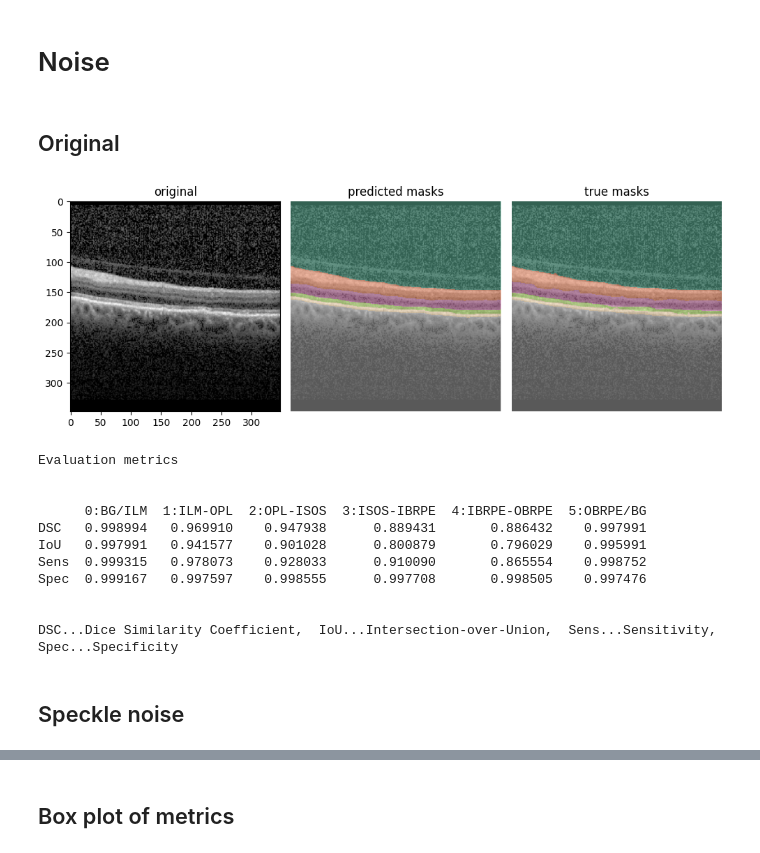
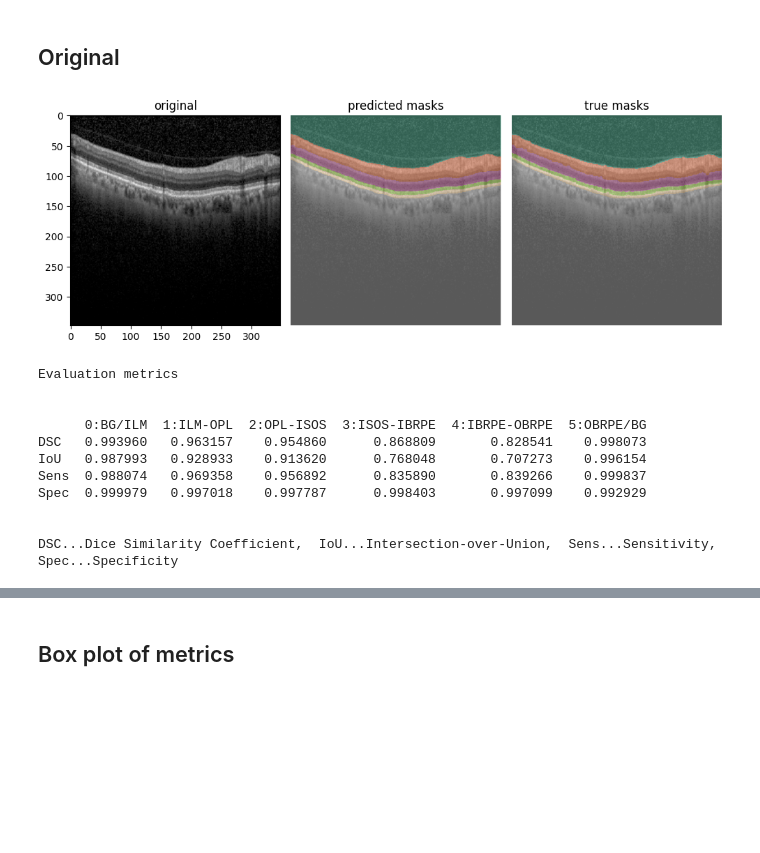
Before and after one commit to KogenNobori/Pytorch-UNet, a Jupyter notebook: visualise_analysis.ipynb, the cells around one changed output, grey strips where cells are left out. Drawn from its saved outputs; the diff is of its cells as text; code cells hidden in the pictures; blank space fills up the shorter version.

Commit message:
Training done, analysis

```diff
--- a/visualise_analysis.ipynb
+++ b/visualise_analysis.ipynb
@@ -74,24 +74,20 @@ def analysis(image_path, mask_path, true_mask_path=None, image_title='image', cb
     # print('Intersection Over Union:', iou_list)
     # print('Sensitivity:', sensitivity_list)
     # print('Specificity:', specificity_list)
-# %% [markdown]
-# Noise
 # %% [markdown]
 ## Original
 # %%
-analysis("test_images/0001.png", "eval_outputs/0001_out.png", "test_masks/0001.png", image_title="original")
+analysis("test_images/0001.png", "eval_outputs/test_outputs/0001_out.png", "test_masks/0001.png", image_title="original")
 # %% [output]
-[figure, old version]
+[figure, new version]
 Evaluation metrics
 
 
       0:BG/ILM  1:ILM-OPL  2:OPL-ISOS  3:ISOS-IBRPE  4:IBRPE-OBRPE  5:OBRPE/BG
-DSC   0.998994   0.969910    0.947938      0.889431       0.886432    0.997991
-IoU   0.997991   0.941577    0.901028      0.800879       0.796029    0.995991
-Sens  0.999315   0.978073    0.928033      0.910090       0.865554    0.998752
-Spec  0.999167   0.997597    0.998555      0.997708       0.998505    0.997476
+DSC   0.993960   0.963157    0.954860      0.868809       0.828541    0.998073
+IoU   0.987993   0.928933    0.913620      0.768048       0.707273    0.996154
+Sens  0.988074   0.969358    0.956892      0.835890       0.839266    0.999837
+Spec  0.999979   0.997018    0.997787      0.998403       0.997099    0.992929
 
 
 DSC...Dice Similarity Coefficient,  IoU...Intersection-over-Union,  Sens...Sensitivity,  Spec...Specificity
-# %% [markdown]
-## Speckle noise
```
Also changed, not shown: parts of 16 cells of this notebook, 1 other file.
